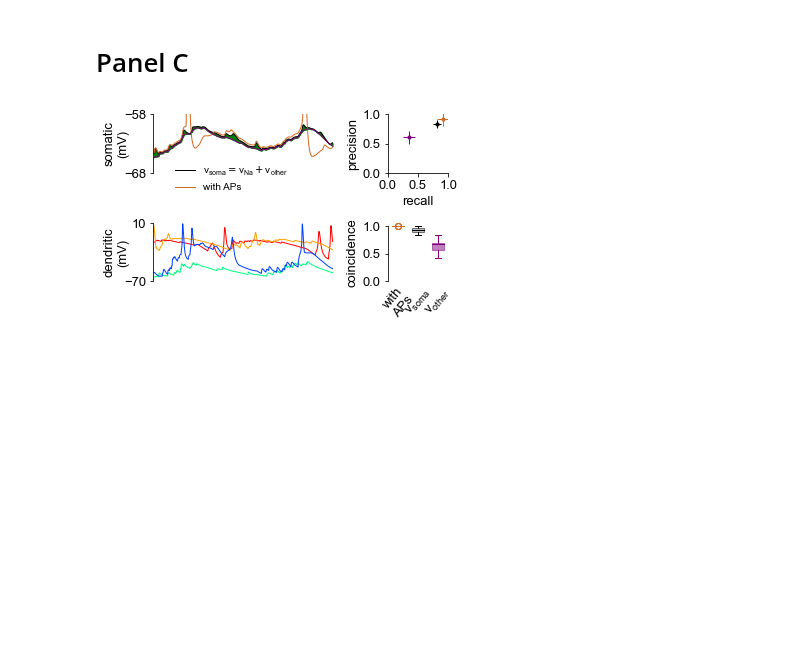
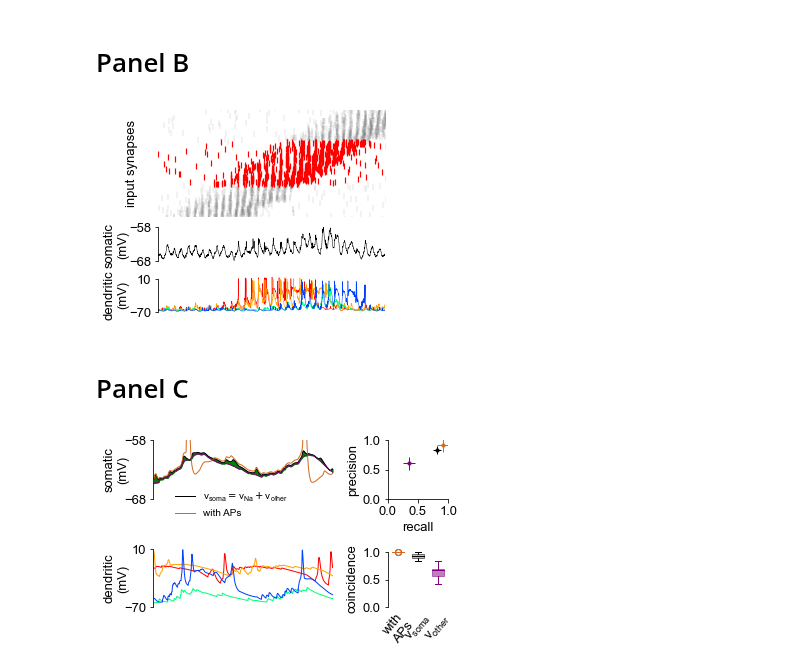
Before and after one commit to yjkimnada/dendrite, a Jupyter notebook: fig_cosyne/fig_cosyne.ipynb, the cells around one changed output. Drawn from its saved outputs; the diff is of its cells as text; code cells hidden in the pictures; blank space fills up the shorter version.

```diff
--- a/fig_cosyne/fig_cosyne.ipynb
+++ b/fig_cosyne/fig_cosyne.ipynb
@@ -7,6 +7,81 @@ from sklearn.metrics import precision_recall_curve
 from sklearn import metrics
 from tqdm import tnrange
 from sklearn.metrics import explained_variance_score
+# %% [markdown]
+# Panel B
+# %%
+E_neural = scipy.sparse.load_npz("/media/hdd01/sklee/CA1_clust4-60/data/Espikes_neural.npz")[-50000:].toarray()
+dend = np.load("/media/hdd01/sklee/CA1_clust4-60/data/vDdata_T10_Ne2000_gA0.6_tauA1_gN0.8_Ni200_gG0.1_gB0.1_Er0.5_Ir7.4_random_NR_rep1000_stimseed1_set1.npy").reshape(4,1000,50001)[:,-1,:50000]
+soma = np.load("/media/hdd01/sklee/CA1_clust4-60/data/vdata_T10_Ne2000_gA0.6_tauA1_gN0.8_Ni200_gG0.1_gB0.1_Er0.5_Ir7.4_random_NR_rep1000_stimseed1_set1.npy")[-1,:50000]
+
+x_e, y_e = np.where(E_neural > 0)
+x_e = x_e / 5000
+
+clust_idx = np.where((y_e >= 880) & (y_e < 1120))
+x_e_rest = np.delete(x_e, clust_idx)
+y_e_rest = np.delete(y_e, clust_idx)
+x_e_clust = x_e[clust_idx]
+y_e_clust = y_e[clust_idx]
+# %%
+mpl.rcParams['pdf.fonttype'] = 42
+mpl.rcParams['font.sans-serif'] = "Arial"
+mpl.rcParams['font.family'] = "sans-serif"
+plt.rcParams['font.size'] = '13'
+
+fig = plt.figure(constrained_layout=True, figsize = (4,3))
+gs = fig.add_gridspec(5,1, wspace=0.1, hspace=0.1)
+ax1 = fig.add_subplot(gs[:3])
+ax2 = fig.add_subplot(gs[3])
+ax3 = fig.add_subplot(gs[4])
+
+ax1.scatter(x=x_e_rest, y=y_e_rest, marker="|", color="gray", alpha=0.5, linewidth=0.4, s=40)
+ax1.scatter(x=x_e_clust, y=y_e_clust, marker="|", color="red", linewidth=1.2, s=40)
+
+ax1.margins(x=0.005, y=0.005)
+ax1.spines.right.set_visible(False)
+ax1.spines.top.set_visible(False)
+ax1.spines.bottom.set_visible(False)
+ax1.spines.left.set_visible(False)
+ax1.set_xlim(2,6)
+ax1.set_ylim(700,1300)
+ax1.set_xticks([])
+ax1.set_yticks([])
+ax1.set_ylabel("input synapses", labelpad=20)
+
+ax2.plot(np.arange(0,10,1/5000), soma, color="black", linewidth=0.5)
+ax2.margins(x=0.005, y=0.005)
+ax2.spines.right.set_visible(False)
+ax2.spines.top.set_visible(False)
+ax2.spines.bottom.set_visible(False)
+ax2.spines.left.set_bounds(-68,-58)
+ax2.set_yticks([-68,-58])
+ax2.set_xticks([])
+ax2.set_ylabel("somatic\n(mV)", labelpad=0)
+ax2.set_xticks([])
+ax2.set_xticklabels([])
+ax2.set_xlim(2,6)
+
+# Ax3: Dend #
+ax3.plot(np.arange(0,10,1/5000), dend[0], color="#ff0000", linewidth=0.5, label="Cluster 1")
+ax3.plot(np.arange(0,10,1/5000), dend[1], color="#ffa200", linewidth=0.5, label="Cluster 2")
+ax3.plot(np.arange(0,10,1/5000), dend[2], color="#00ff80", linewidth=0.5, label="Cluster 3")
+ax3.plot(np.arange(0,10,1/5000), dend[3], color="#0040ff", linewidth=0.5, label="Cluster 4")
+
+ax3.margins(x=0.005, y=0.005)
+ax3.spines.right.set_visible(False)
+ax3.spines.top.set_visible(False)
+ax3.spines.bottom.set_visible(False)
+ax3.spines.left.set_bounds(-70,10)
+ax3.set_xlim(2,6)
+ax3.set_xticks([])
+ax3.set_yticks([-70,10])
+ax3.set_ylabel("dendritic\n(mV)", labelpad=0)
+
+fig.tight_layout()
+#plt.show()
+#fig.savefig("/home/sklee/dendrite/fig_cosyne/fig_cosyne_b.pdf", bbox_inches="tight", transparent=True)
+# %% [output]
+[figure, added]
 # %% [markdown]
 # Panel C
 # %%
```
Also changed, not shown: parts of 9 cells of this notebook, 31 other files.
